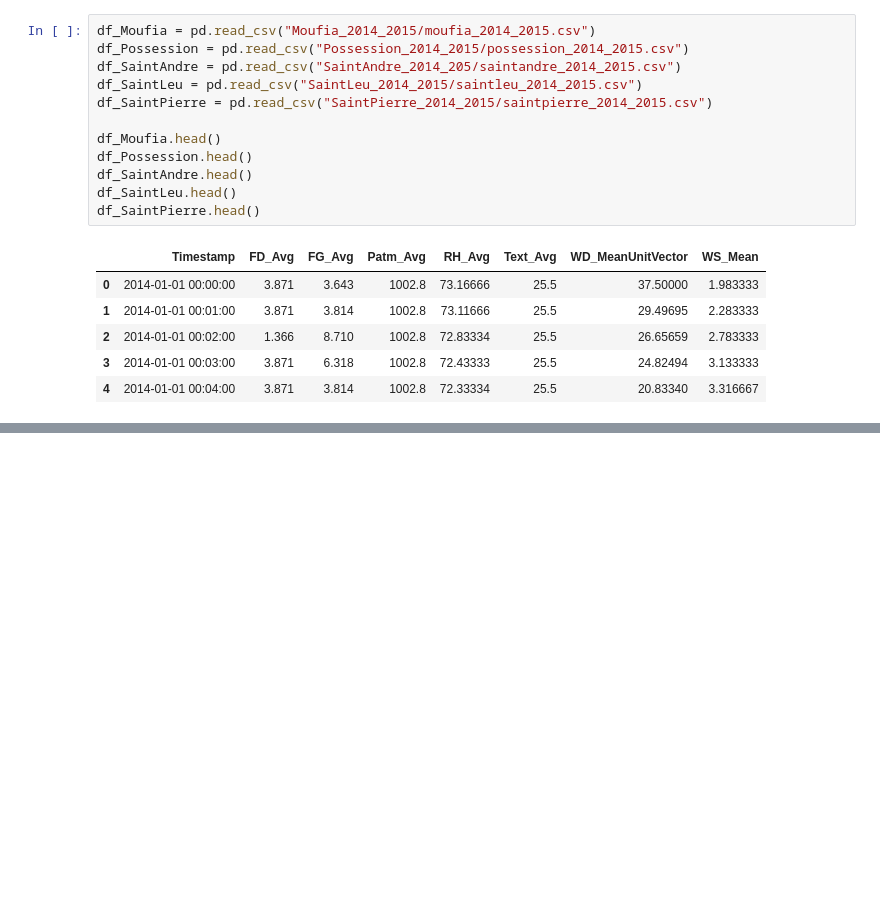
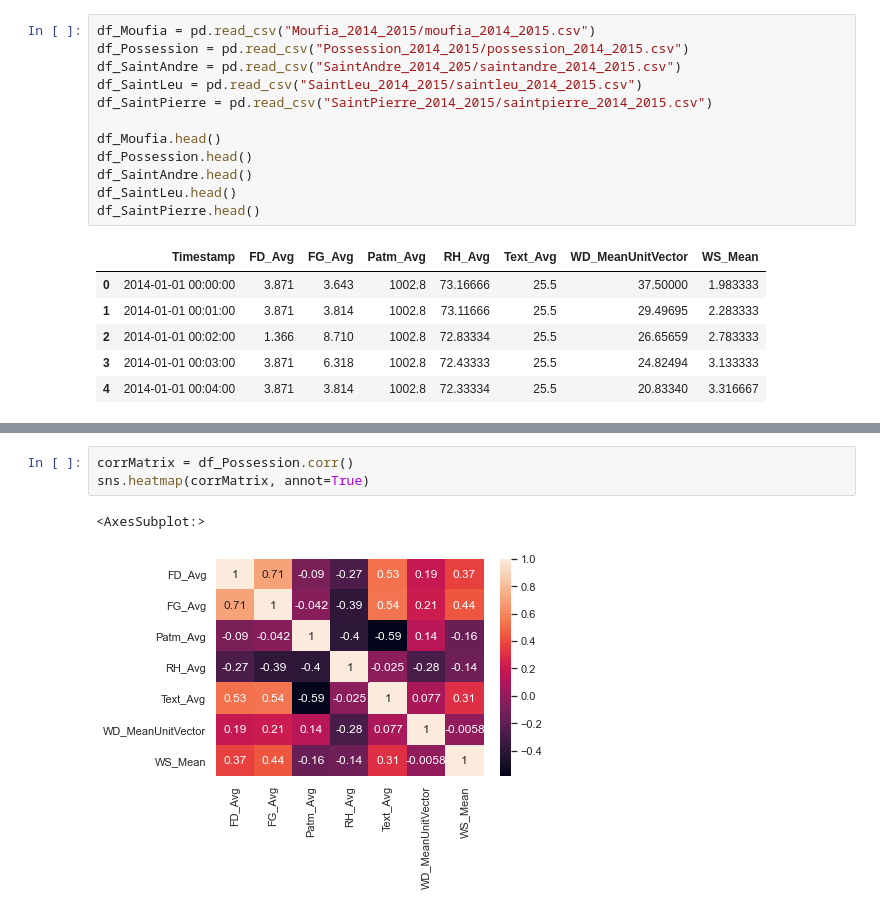
Before and after one commit to anhtu7/FouilleDeDonnees_projet, a Jupyter notebook: visualisation.ipynb, the cells around one changed output, grey strips where cells are left out. Cells and saved outputs as stored; diff of their text form; blank space fills up the shorter version.

```diff
--- a/visualisation.ipynb
+++ b/visualisation.ipynb
@@ -29,0 +39,6 @@ sns.lineplot(data=df_Moufia, palette="tab10", linewidth=2.5)
+# %%
+corrMatrix = df_Possession.corr()
+sns.heatmap(corrMatrix, annot=True)
+# %% [output]
+<AxesSubplot:>
+[figure, added]
```
Also changed, not shown: parts of 7 cells of this notebook.
